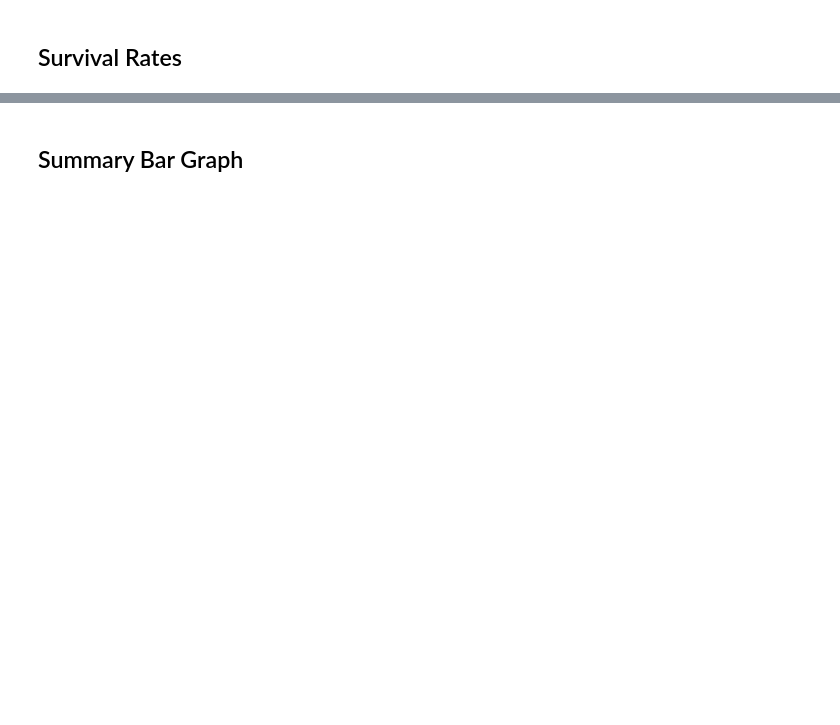
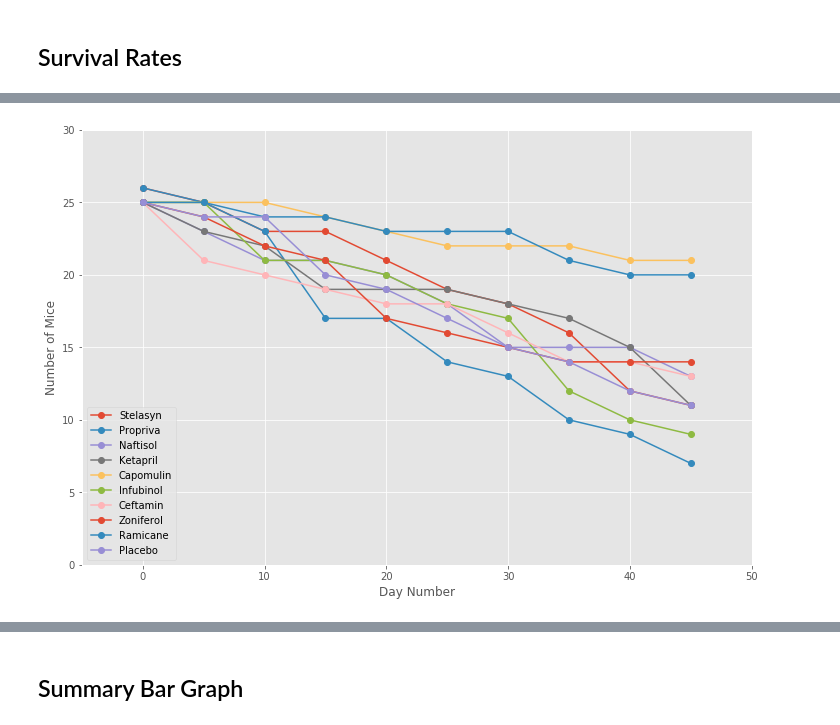
Before and after one commit to rochiecuevas/Pymaceuticals, a Jupyter notebook: pymaceuticals_starter.ipynb, the cells around one changed output, grey strips where cells are left out. Saved outputs shown, nothing was run; the diff lists cells and outputs as text; code cells hidden in the pictures; blank space fills up the shorter version.

```diff
--- a/pymaceuticals_starter.ipynb
+++ b/pymaceuticals_starter.ipynb
@@ -129,12 +188,2 @@ metastatic_df.head()
 # %% [markdown]
 ## Survival Rates
-# %%
-# Store the Count of Mice Grouped by Drug and Timepoint (W can pass any metric)
-# How many mice at the each part of each drug treatment (t = 0)?
-for i in time:
-    time_i = mt_df.loc[mt_df["Timepoint"] == i].groupby("Drug").count()
-    i + 1
-    print(time_i)
-# Convert to DataFrame
-
-# Preview DataFrame
@@ -151,0 +190,5 @@ plt.show()
+# %%
+# Store the Count of Mice Grouped by Drug and Timepoint (W can pass any metric)
+no_mice = mt_grped["Mouse ID"].count()
+no_mice = pd.DataFrame(no_mice.unstack(0))
+no_mice
@@ -151,0 +225,19 @@ plt.show()
+# %%
+# Plot means and SE
+
+x_axis = np.arange(0,time.max() + 5, 5) # time
+no_series = np.arange(0,no_drugs)
+
+for i in no_series:
+    plt.plot(x_axis,
+             no_mice[drugs[i]],
+             marker = "o")
+
+    plt.xlabel("Day Number")
+    plt.ylabel("Number of Mice")
+    plt.xlim(-5, max(time) + 5)
+    plt.ylim(0, 30)
+    plt.legend()
+    plt.savefig("Images/mice_v_time.png")
+# %% [output]
+[figure, added]
```
Also changed, not shown: parts of 18 cells of this notebook.
